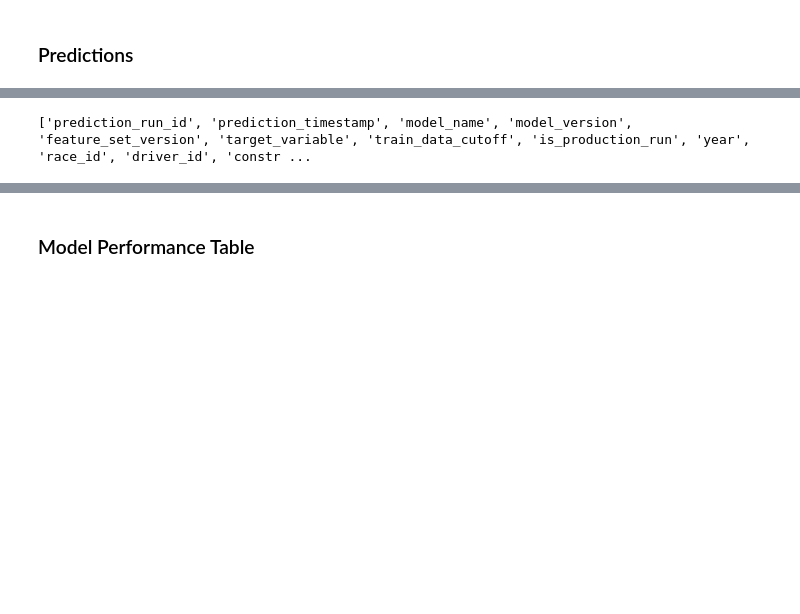
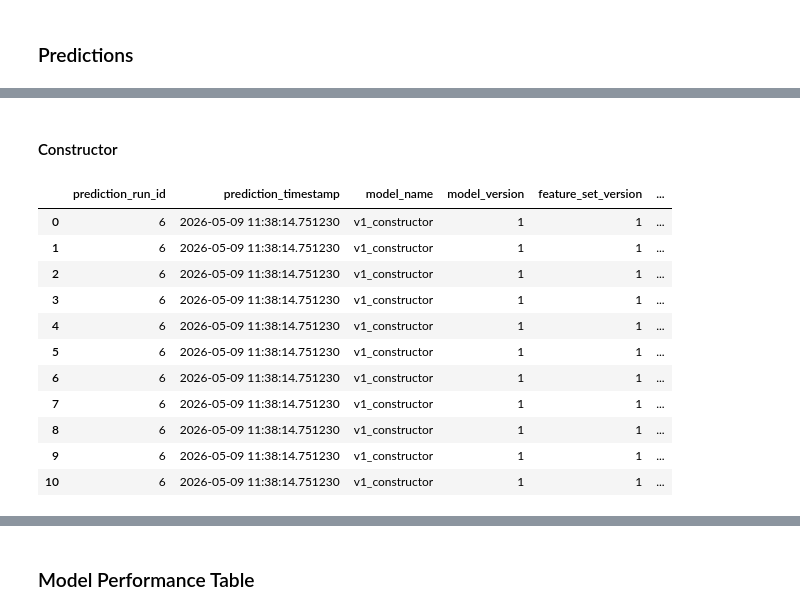
Before and after one commit to jguptil1/F1Fantasy, a Jupyter notebook: src/ingestion/database_testing.ipynb, the cells around one changed output, grey strips where cells are left out. Cells and saved outputs as stored; diff of their text form; code cells hidden in the pictures; blank space fills up the shorter version.

```diff
--- a/src/ingestion/database_testing.ipynb
+++ b/src/ingestion/database_testing.ipynb
@@ -1798,13 +1805,30 @@ fdp
 110 rows × 14 columns
-# %%
-with duckdb.connect(DATABASE_PATH) as con:
-    schema = con.execute("""
-        DESCRIBE fact_driver_predictions
-    """).df()
-
-print(schema["column_name"].tolist())
-# %% [output]
-['prediction_run_id', 'prediction_timestamp', 'model_name', 'model_version', 'feature_set_version', 'target_variable', 'train_data_cutoff', 'is_production_run', 'year', 'race_id', 'driver_id', 'constr ...
+# %% [markdown]
+#### Constructor
+# %%
+def fact_constructor_predictions():
+    with duckdb.connect(DATABASE_PATH, read_only=True) as con:
+        result = con.execute("""
+            SELECT *
+            FROM fact_constructor_predictions
+        """).df()
+    return result
+
+fcp = fact_constructor_predictions()
+fcp
+# %% [output]
+|  | prediction_run_id | prediction_timestamp | model_name | model_version | feature_set_version | ... |
+| 0 | 6 | 2026-05-09 11:38:14.751230 | v1_constructor | 1 | 1 | ... |
+| 1 | 6 | 2026-05-09 11:38:14.751230 | v1_constructor | 1 | 1 | ... |
+| 2 | 6 | 2026-05-09 11:38:14.751230 | v1_constructor | 1 | 1 | ... |
+| 3 | 6 | 2026-05-09 11:38:14.751230 | v1_constructor | 1 | 1 | ... |
+| 4 | 6 | 2026-05-09 11:38:14.751230 | v1_constructor | 1 | 1 | ... |
+| 5 | 6 | 2026-05-09 11:38:14.751230 | v1_constructor | 1 | 1 | ... |
+| 6 | 6 | 2026-05-09 11:38:14.751230 | v1_constructor | 1 | 1 | ... |
+| 7 | 6 | 2026-05-09 11:38:14.751230 | v1_constructor | 1 | 1 | ... |
+| 8 | 6 | 2026-05-09 11:38:14.751230 | v1_constructor | 1 | 1 | ... |
+| 9 | 6 | 2026-05-09 11:38:14.751230 | v1_constructor | 1 | 1 | ... |
+| 10 | 6 | 2026-05-09 11:38:14.751230 | v1_constructor | 1 | 1 | ... |
 # %%
 def prediction_run():
     with duckdb.connect(DATABASE_PATH, read_only=True) as con:
```
Also changed, not shown: parts of 8 cells of this notebook, 17 other files.
